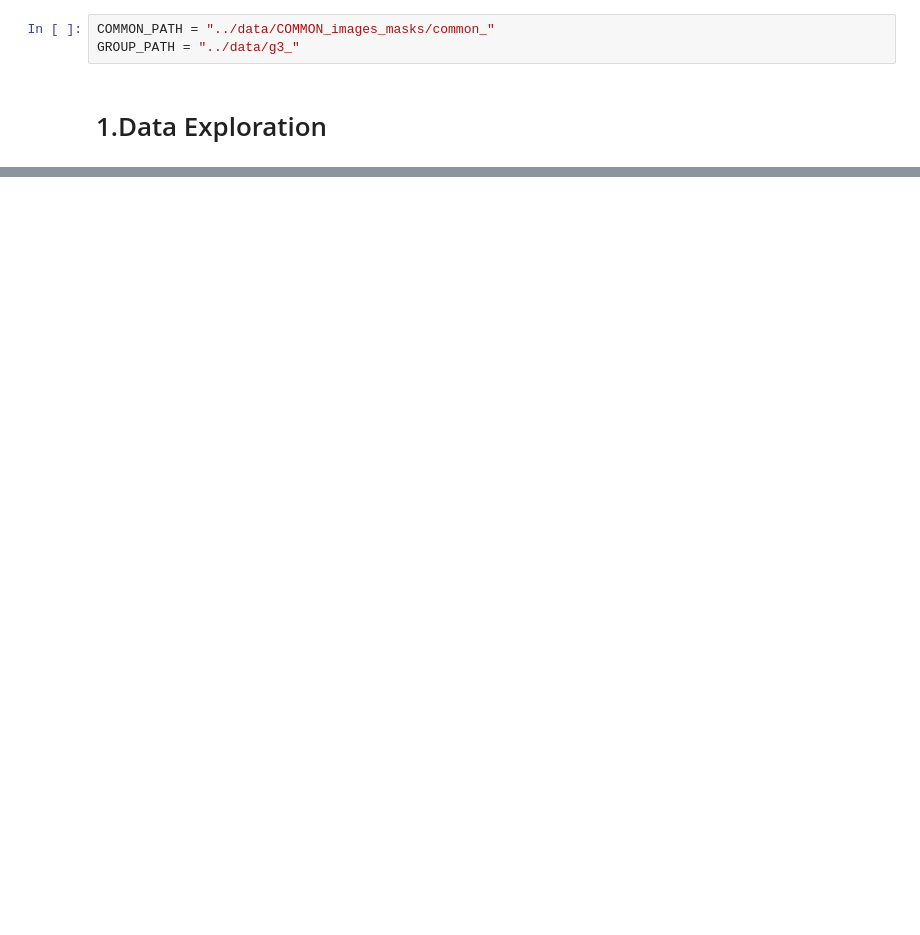
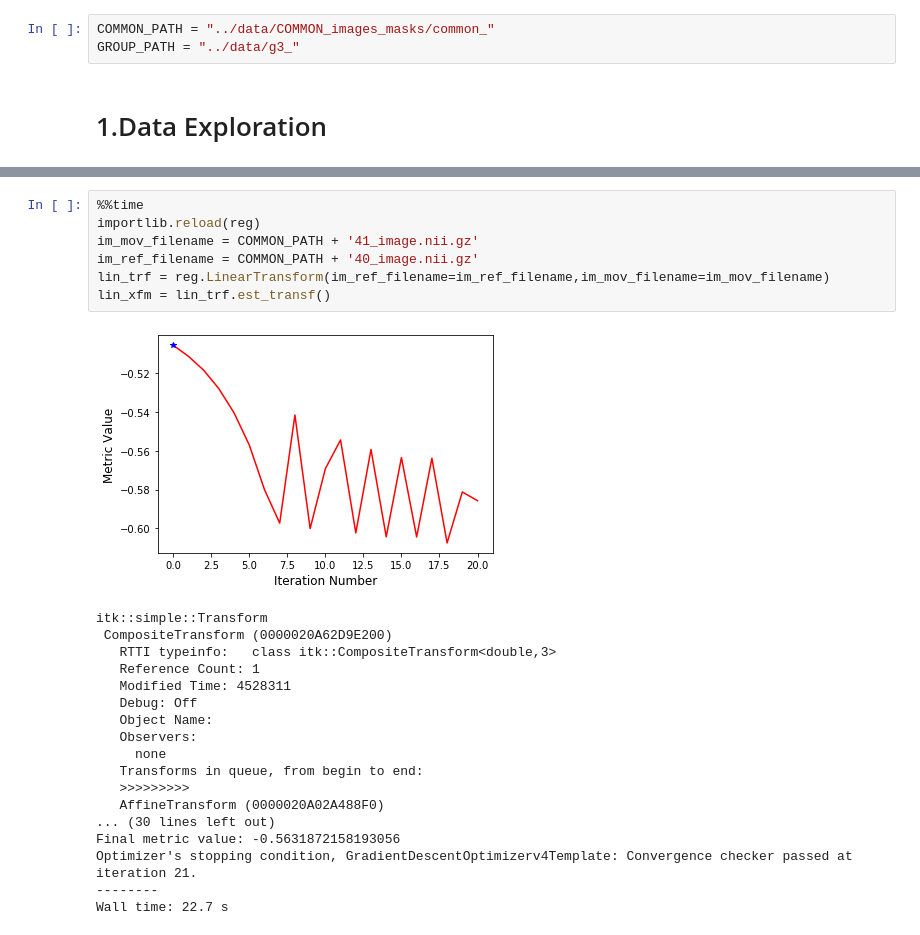
Before and after one commit to KenzaB27/segmentation-of-pelvic-bone, a Jupyter notebook: src/experiments.ipynb, the cells around one changed output, grey strips where cells are left out. Cells and saved outputs as stored; diff of their text form; blank space fills up the shorter version.

```diff
--- a/src/experiments.ipynb
+++ b/src/experiments.ipynb
@@ -46,0 +67,26 @@ array([ 1.,  1.,  0.,  0.,  0.,  0.])
+# %%
+%%time
+importlib.reload(reg)
+im_mov_filename = COMMON_PATH + '41_image.nii.gz'
+im_ref_filename = COMMON_PATH + '40_image.nii.gz'
+lin_trf = reg.LinearTransform(im_ref_filename=im_ref_filename,im_mov_filename=im_mov_filename)
+lin_xfm = lin_trf.est_transf()
+# %% [output]
+[figure, added]
+itk::simple::Transform
+ CompositeTransform (0000020A62D9E200)
+   RTTI typeinfo:   class itk::CompositeTransform<double,3>
+   Reference Count: 1
+   Modified Time: 4528311
+   Debug: Off
+   Object Name:
+   Observers:
+     none
+   Transforms in queue, from begin to end:
+   >>>>>>>>>
+   AffineTransform (0000020A02A488F0)
+... (30 lines left out)
+Final metric value: -0.5631872158193056
+Optimizer's stopping condition, GradientDescentOptimizerv4Template: Convergence checker passed at iteration 21.
+--------
+Wall time: 22.7 s
```
Also changed, not shown: parts of 20 cells of this notebook, 5 other files.
